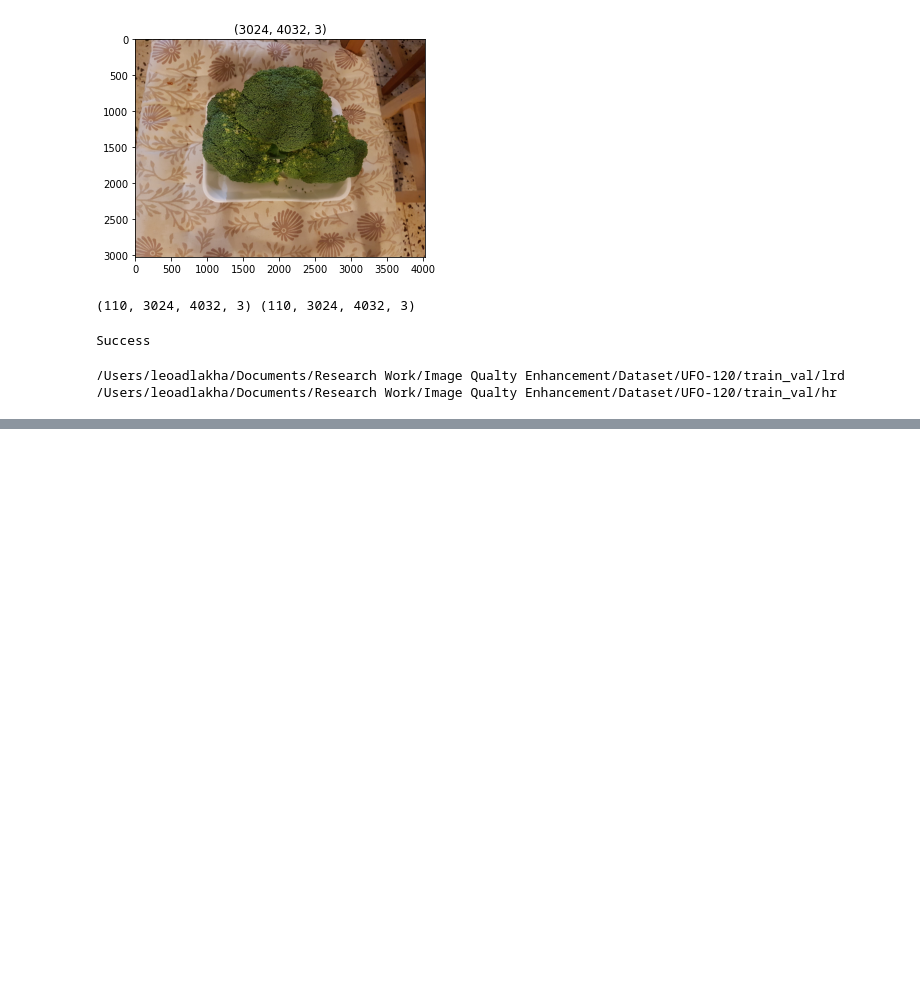
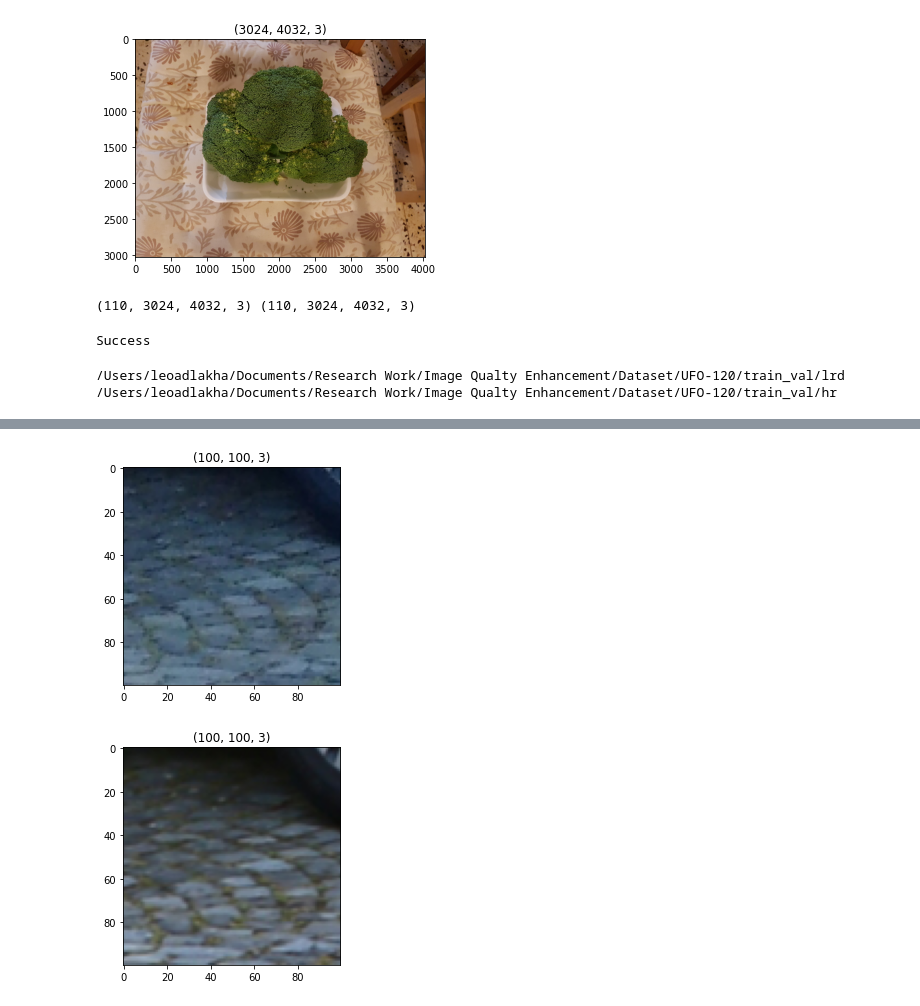
Before and after one commit to Leo-Adlakha/IQE, a Jupyter notebook: Our Work/Code/utils.ipynb, the cells around one changed output, grey strips where cells are left out. Saved outputs shown, nothing was run; the diff lists cells and outputs as text; code cells hidden in the pictures; blank space fills up the shorter version.

```diff
--- a/Our Work/Code/utils.ipynb
+++ b/Our Work/Code/utils.ipynb
@@ -162 +187,7 @@ X.shape, Y.shape
+# %%
+show_img(X[43])
+show_img(Y[43])
+# %% [output]
+[figure, added]
+[figure, added]
 # %%
```
Also changed, not shown: parts of 10 cells of this notebook, 1 other file.
